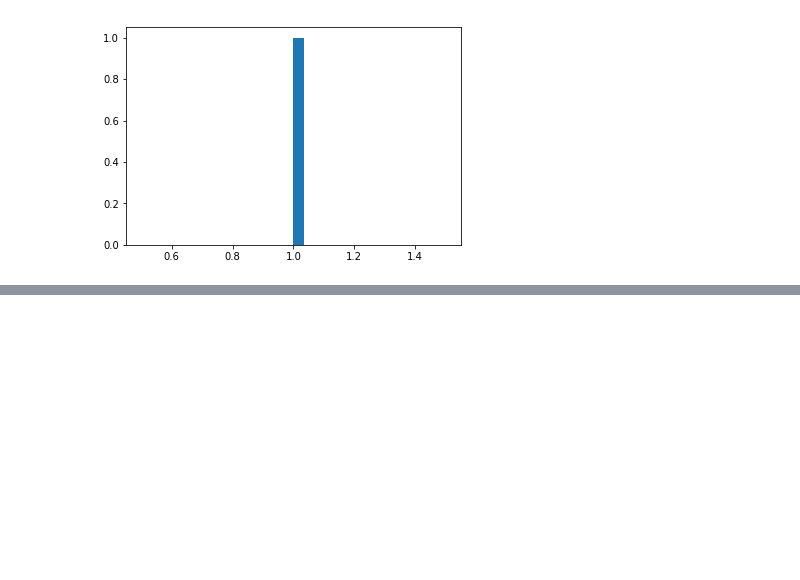
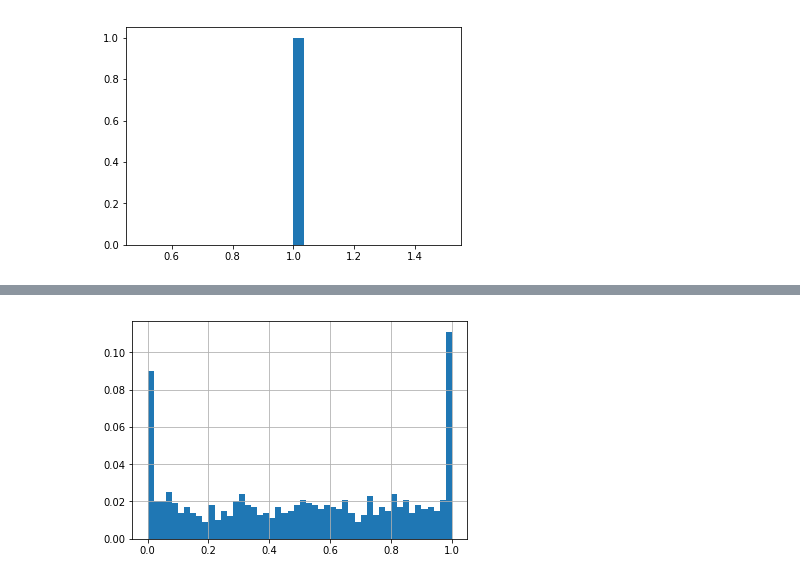
Before and after one commit to akashrajkn/akruti, a Jupyter notebook: src/kuma_sampling.ipynb, the cells around one changed output, grey strips where cells are left out. Cells and saved outputs as stored; diff of their text form; code cells hidden in the pictures; blank space fills up the shorter version.

```diff
--- a/src/kuma_sampling.ipynb
+++ b/src/kuma_sampling.ipynb
@@ -111,0 +113,11 @@ plt.show()
+# %%
+uniform   = CustomUniform(low=0, high=1)
+h_uniform = StretchedAndRectifiedDistribution(uniform)
+
+samples  = [h_uniform.sample() for _ in range(1000)]
+
+n, bins, _ = plt.hist(samples, density=False, bins=50, weights=np.ones(len(samples)) / len(samples))
+plt.grid()
+plt.show()
+# %% [output]
+[figure, added]
```
Also changed, not shown: parts of 6 cells of this notebook, 5 other files.
